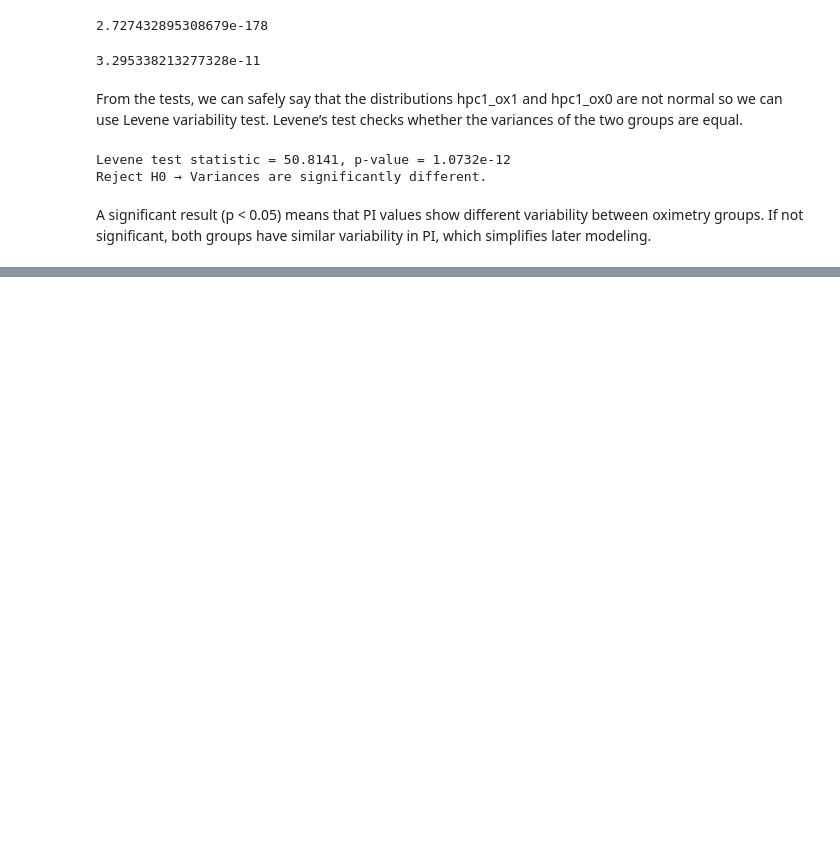
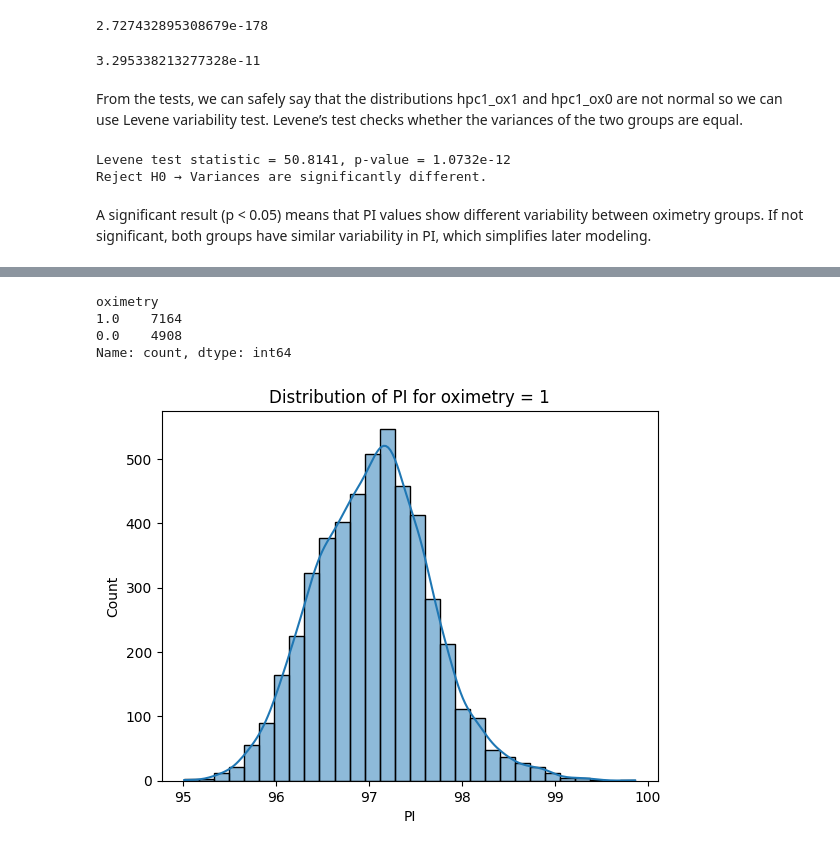
Before and after one commit to Michzru/Critical-oxygen-saturation-estimation, a Jupyter notebook: phase_1.ipynb, the cells around one changed output, grey strips where cells are left out. Saved outputs shown, nothing was run; the diff lists cells and outputs as text; code cells hidden in the pictures; blank space fills up the shorter version.

```diff
--- a/phase_1.ipynb
+++ b/phase_1.ipynb
@@ -697,13 +698,13 @@ for col in numeric_cols:
     fig, (ax1, ax2) = plt.subplots(2, 1, figsize=(10, 8), sharex=True)
 
     # Top plot: Histogram with KDE
-    sns.histplot(df1[col], bins=40, kde=True, ax=ax1)
+    sns.histplot(dff1[col], bins=40, kde=True, ax=ax1)
 
     # Calculate statistics
-    mean_val = df1[col].mean()
-    median_val = df1[col].median()
-    q1 = df1[col].quantile(0.25)
-    q3 = df1[col].quantile(0.75)
+    mean_val = dff1[col].mean()
+    median_val = dff1[col].median()
+    q1 = dff1[col].quantile(0.25)
+    q3 = dff1[col].quantile(0.75)
 
     # Add vertical lines for mean, median, Q1, Q3 on histogram
     ax1.axvline(mean_val, color='red', linestyle='--', linewidth=2, label=f'Mean: {mean_val:.2f}')
@@ -714,7 +715,7 @@ for col in numeric_cols:
     ax1.legend()
 
     # Bottom plot: Boxplot (horizontal)
-    sns.boxplot(x=df1[col], ax=ax2)
+    sns.boxplot(x=dff1[col], ax=ax2)
     ax2.set_xlabel(col)
 
     plt.tight_layout()
@@ -722,19 +723,19 @@ for col in numeric_cols:
 
     # Print summary statistics
     print(f"\n--- {col} ---")
-    print(df1[col].describe())
-    print(f"Skewness: {df1[col].skew():.3f}")
-    print(f"Kurtosis: {df1[col].kurt():.3f}")
+    print(dff1[col].describe())
+    print(f"Skewness: {dff1[col].skew():.3f}")
+    print(f"Kurtosis: {dff1[col].kurt():.3f}")
 
     # Normality test
-    stat, p = normaltest(df1[col].dropna())
+    stat, p = normaltest(dff1[col].dropna())
     if p > 0.05:
         print(" Probably normal")
     else:
         print(" Probably not normal")
 
     # Range checks
-    if col == 'SpO₂':
+    if col == 'SpO2':
         invalid = dff1[(dff1[col] < 95) | (dff1[col] > 100)]
         print(f"Values outside normal range (95–100%): {len(invalid)}")
     elif col == 'HR':
@@ -746,13 +747,13 @@ for col in numeric_cols:
     elif col == 'BP':
         invalid = dff1[(dff1[col] < 90) | (dff1[col] > 120)]
         print(f"Values outside normal systolic range (90–120 mmHg): {len(invalid)}")
-    elif col == 'Skin Temperature':
+    elif col == 'ST':
         invalid = dff1[(dff1[col] < 33) | (dff1[col] > 38)]
         print(f"Values outside normal range (33–38 °C): {len(invalid)}")
-    elif col == 'EtCO₂':
+    elif col == 'ETCO2':
         invalid = dff1[(dff1[col] < 35) | (dff1[col] > 45)]
         print(f"Values outside normal range (35–45 mmHg): {len(invalid)}")
-    elif col == 'FiO₂':
+    elif col == 'FiO2':
         invalid = dff1[(dff1[col] < 21) | (dff1[col] > 100)]
         print(f"Values outside normal range (21–100%): {len(invalid)}")
     elif col == 'PI':
@@ -1815,0 +1831,2 @@ If not significant, both groups have similar variability in PI, which simplifies
+# %%
+sat =  dff1[['oximetry', 'SPO2']]
@@ -1815,0 +1842,16 @@ If not significant, both groups have similar variability in PI, which simplifies
+# %%
+counts = sat['oximetry'].value_counts()
+counts
+# %% [output]
+oximetry
+1.0    7164
+0.0    4908
+Name: count, dtype: int64
+# %%
+sat_ox0 = sat.loc[sat['oximetry'] == 0, 'SPO2']
+sns.histplot(sat_ox0, bins=30, kde=True)
+plt.title("Distribution of PI for oximetry = 1")
+plt.xlabel("PI")
+plt.show()
+# %% [output]
+[figure, added]
```
Also changed, not shown: parts of 30 cells of this notebook.
